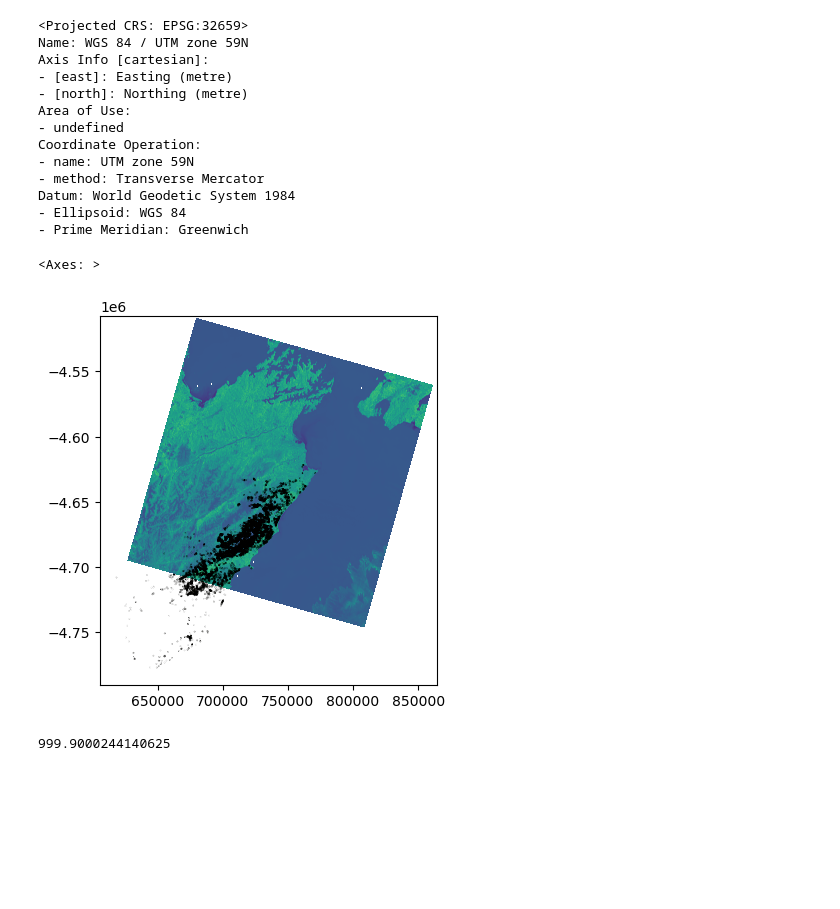
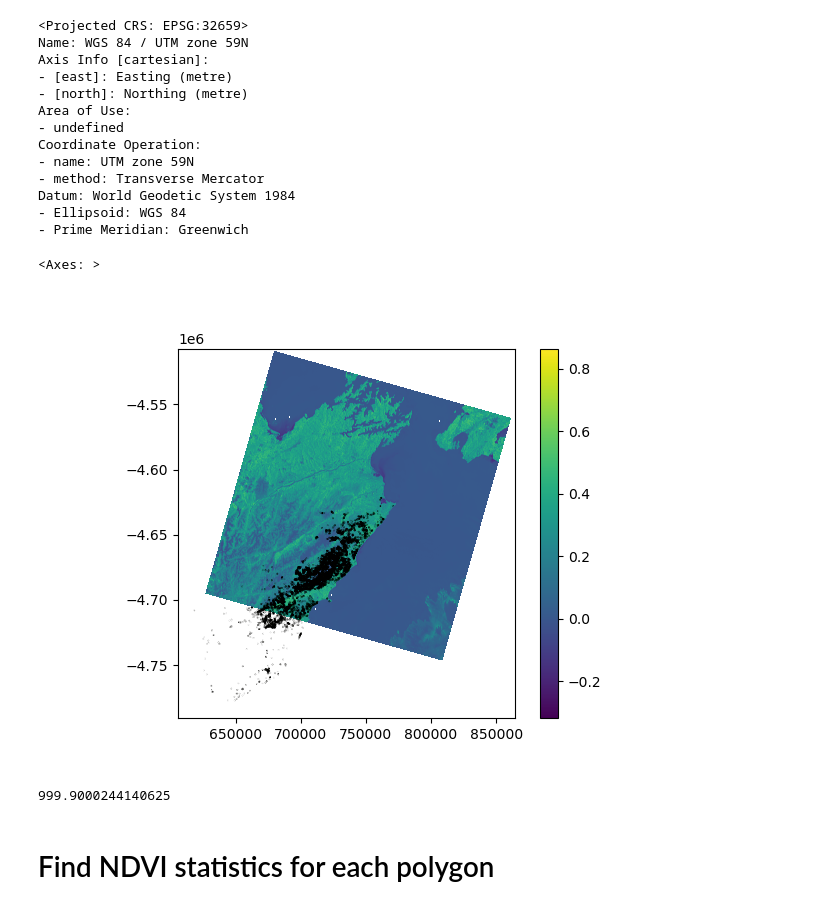
Before and after one commit to UW-GDA/nz-landslides, a Jupyter notebook: notebooks/match_nvdi_to_polygons.ipynb, the cells around one changed output. Drawn from its saved outputs; the diff is of its cells as text; code cells hidden in the pictures; blank space fills up the shorter version.

```diff
--- a/notebooks/match_nvdi_to_polygons.ipynb
+++ b/notebooks/match_nvdi_to_polygons.ipynb
@@ -11,4 +13,5 @@ from rasterstats import zonal_stats
 # %%
 # import landslide polygons
 shapefile_shx = "../0-brute-raw-data/Landslides.shx"
-nz_landslide_polygons = gpd.read_file(shapefile_shx, SHAPE_RESTORE_SHX = "YES")
+nz_landslide_polygons = gpd.read_file(shapefile_shx)
+nz_landslide_polygons
@@ -22,5 +39,8 @@ nz_landslide_polygons.plot()
 # %% [markdown]
 # Match crs
 # %%
-test_src = rio.open('../1-raw-data/ndvi/LC08_L2SP_073089_20161215_20200905_02_T1_ndvi')
+img_folder = "../1-raw-data/ndvi/"
+
+test_src = rio.open(img_folder + "LC08_L2SP_073089_20161215_20200905_02_T1_ndvi.TIF")
 ndvi_crs = test_src.crs
+ndvi_crs
@@ -63,18 +85,19 @@ r= test_src.read(1, masked = True)
 # %%
 ndvi_extent = rio.plot.plotting_extent(test_src)
 
 f, ax = plt.subplots()
-ax.imshow(r, extent=ndvi_extent)
+a = ax.imshow(r, extent=ndvi_extent)
+f.colorbar(a)
 nz_landslide_reprojected.plot(ax=ax, facecolor='y', edgecolor='k')
-
-#plt.colorbar()
 # %% [output]
 <Axes: >
-[figure, old version]
+[figure, new version]
 # %%
 test_src.nodata
 # %% [output]
 999.9000244140625
+# %% [markdown]
+# Find NDVI statistics for each polygon
 # %%
 rio_mask_kwargs = {'filled':False, 'crop':True, 'indexes':1}
 nz_ma, nz_ma_transform = rio.mask.mask(test_src, nz_landslide_reprojected.geometry, **rio_mask_kwargs)
```
Also changed, not shown: parts of 8 cells of this notebook, 1 other file.
